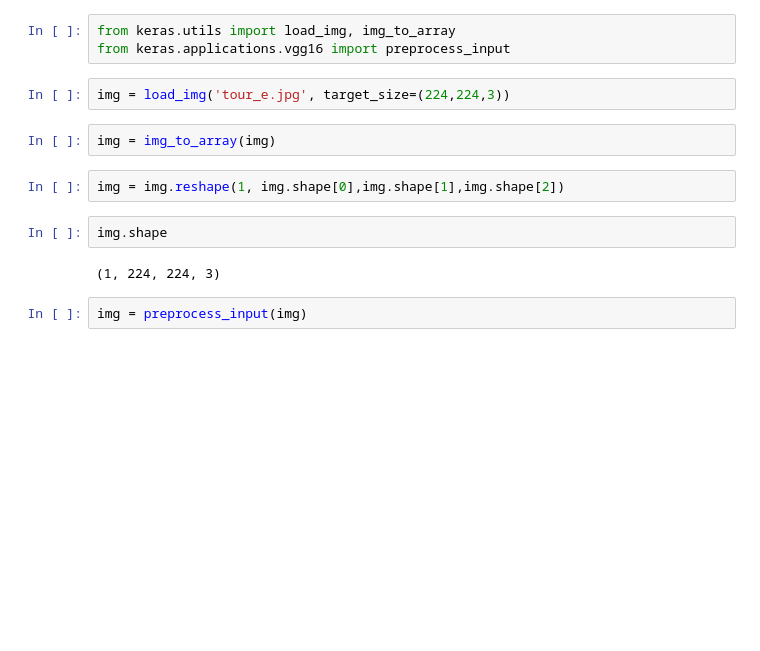
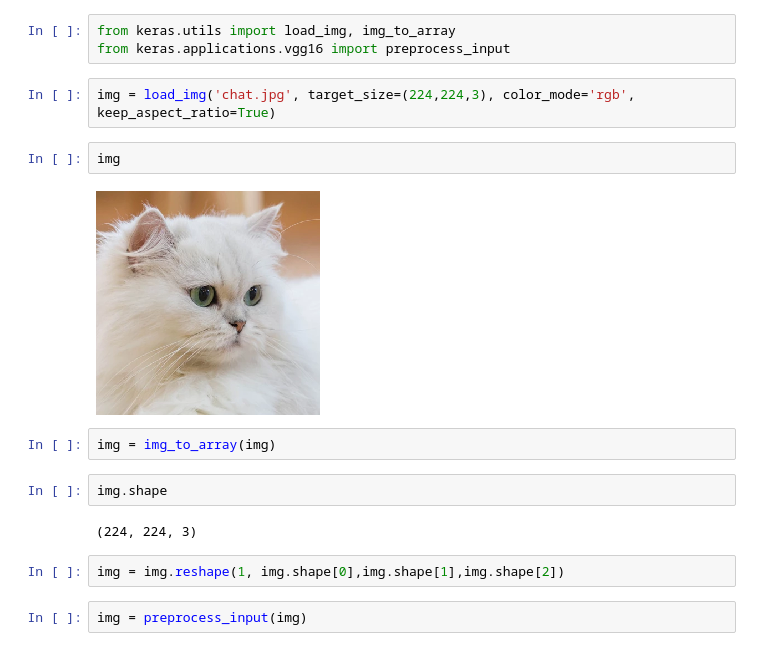
Before and after one commit to CODEheures/oc-ingenieur-ia, a Jupyter notebook: p6/c1/vgg16_2.ipynb, the cells around one changed output. Cells and saved outputs as stored; diff of their text form; blank space fills up the shorter version.

```diff
--- a/p6/c1/vgg16_2.ipynb
+++ b/p6/c1/vgg16_2.ipynb
@@ -9,15 +9,19 @@ Downloading data from https://storage.googleapis.com/tensorflow/keras-applicatio
 from keras.utils import load_img, img_to_array
 from keras.applications.vgg16 import preprocess_input
 # %%
-img = load_img('tour_e.jpg', target_size=(224,224,3))
+img = load_img('chat.jpg', target_size=(224,224,3), color_mode='rgb', keep_aspect_ratio=True)
+# %%
+img
+# %% [output]
+[figure, added]
 # %%
 img = img_to_array(img)
+# %%
+img.shape
+# %% [output]
+(224, 224, 3)
 # %%
 img = img.reshape(1, img.shape[0],img.shape[1],img.shape[2])
-# %%
-img.shape
-# %% [output]
-(1, 224, 224, 3)
 # %%
 img = preprocess_input(img)
 # %%
```
Also changed, not shown: parts of 3 cells of this notebook, 1 other file.
